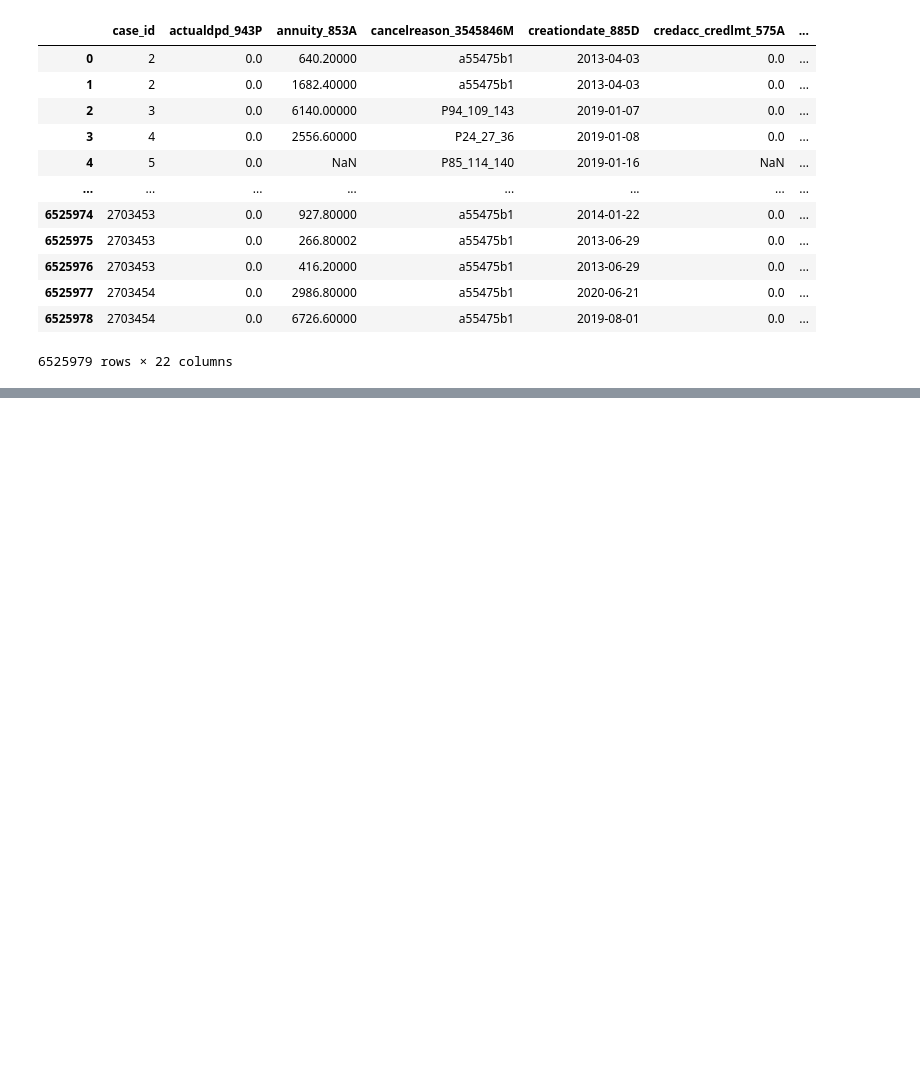
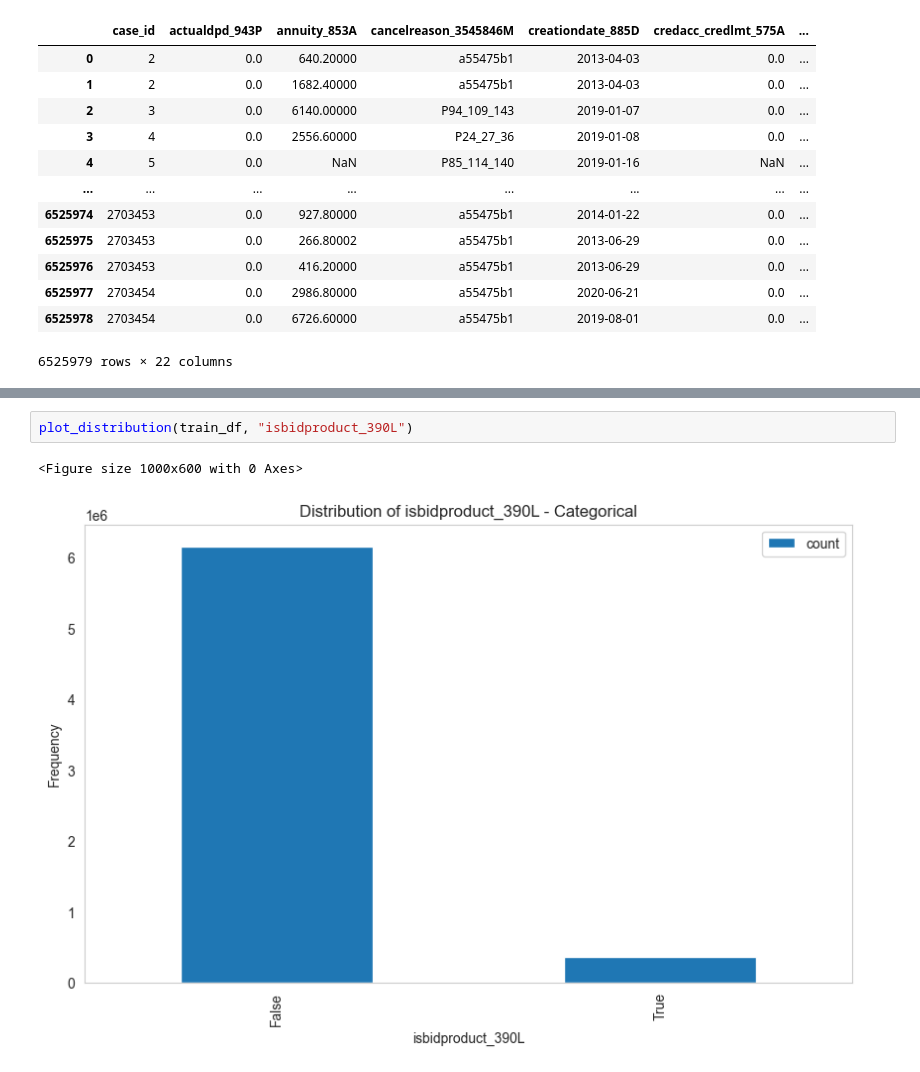
Before and after one commit to LyubomyrKl/Home-Credit---Credit-Risk-Model-Stability, a Jupyter notebook: data_eda.ipynb, the cells around one changed output, grey strips where cells are left out. Drawn from its saved outputs; the diff is of its cells as text; blank space fills up the shorter version.

```diff
--- a/data_eda.ipynb
+++ b/data_eda.ipynb
@@ -79,0 +220,5 @@ selected_columns
+# %%
+plot_distribution(train_df, "isbidproduct_390L")
+# %% [output]
+<Figure size 1000x600 with 0 Axes>
+[figure, added]
```
Also changed, not shown: parts of 18 cells of this notebook.
